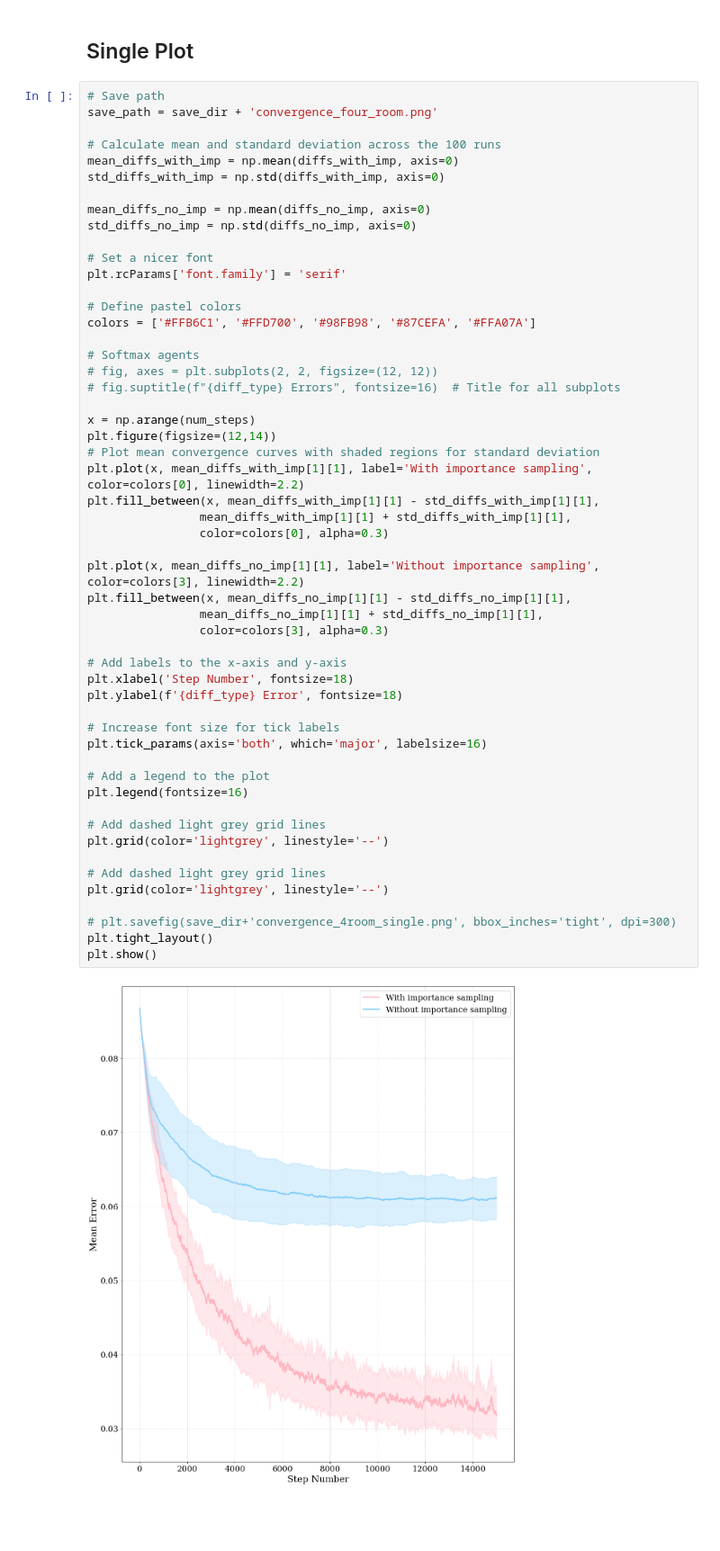
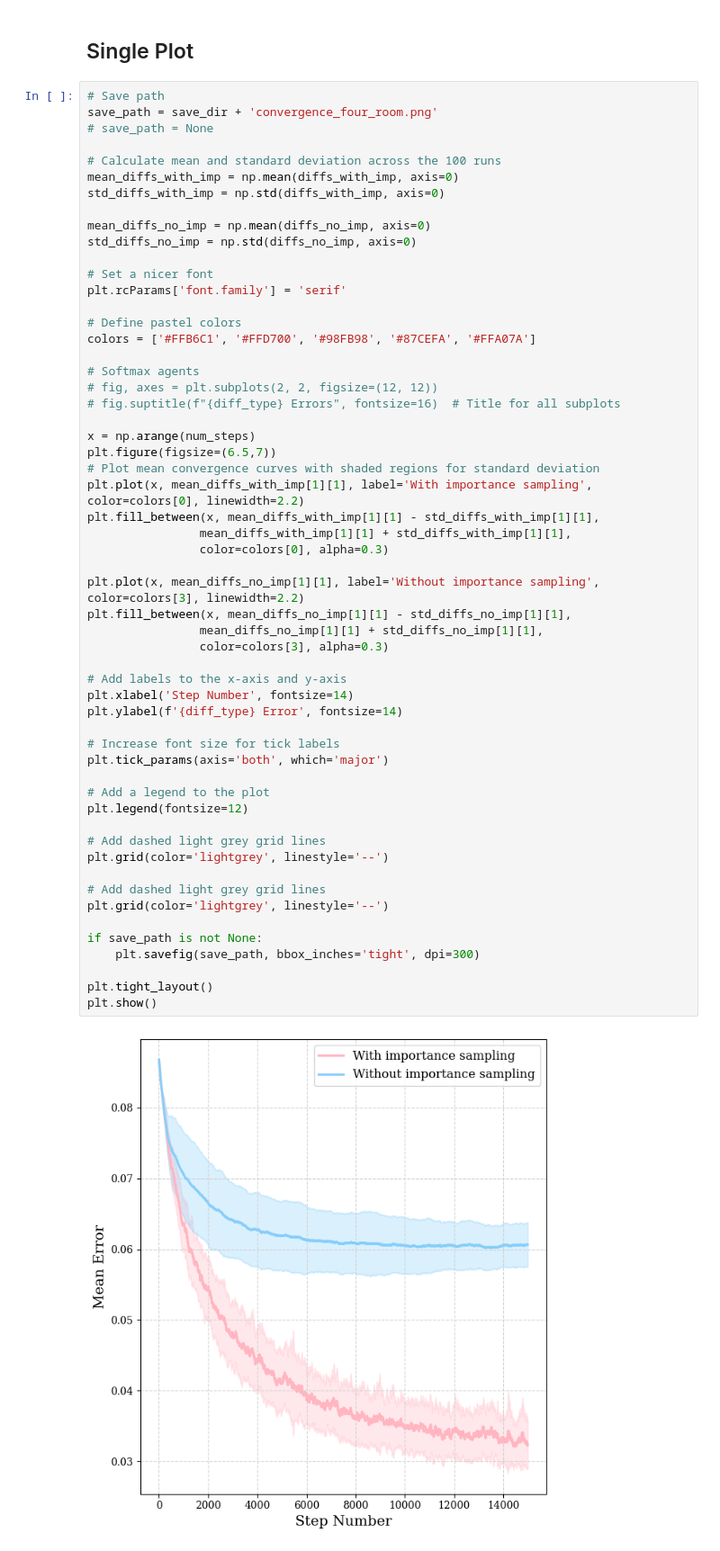
Before and after one commit to ArminBaz/SR-IS, a Jupyter notebook: src/convergence.ipynb, the cells around one changed output. Shown at 90% size. Cells and saved outputs as stored; diff of their text form; blank space fills up the shorter version.

Commit message:
updated convergence figure

```diff
--- a/src/convergence.ipynb
+++ b/src/convergence.ipynb
@@ -382,6 +382,7 @@ plt.show()
 # %%
 # Save path
 save_path = save_dir + 'convergence_four_room.png'
+# save_path = None
 
 # Calculate mean and standard deviation across the 100 runs
 mean_diffs_with_imp = np.mean(diffs_with_imp, axis=0)
@@ -400,37 +401,39 @@ colors = ['#FFB6C1', '#FFD700', '#98FB98', '#87CEFA', '#FFA07A']
 # fig, axes = plt.subplots(2, 2, figsize=(12, 12))
 # fig.suptitle(f"{diff_type} Errors", fontsize=16)  # Title for all subplots
 
 x = np.arange(num_steps)
-plt.figure(figsize=(12,14))
+plt.figure(figsize=(6.5,7))
 # Plot mean convergence curves with shaded regions for standard deviation
 plt.plot(x, mean_diffs_with_imp[1][1], label='With importance sampling', color=colors[0], linewidth=2.2)
 plt.fill_between(x, mean_diffs_with_imp[1][1] - std_diffs_with_imp[1][1],
                 mean_diffs_with_imp[1][1] + std_diffs_with_imp[1][1],
                 color=colors[0], alpha=0.3)
 
 plt.plot(x, mean_diffs_no_imp[1][1], label='Without importance sampling', color=colors[3], linewidth=2.2)
 plt.fill_between(x, mean_diffs_no_imp[1][1] - std_diffs_no_imp[1][1],
                 mean_diffs_no_imp[1][1] + std_diffs_no_imp[1][1],
                 color=colors[3], alpha=0.3)
 
 # Add labels to the x-axis and y-axis
-plt.xlabel('Step Number', fontsize=18)
-plt.ylabel(f'{diff_type} Error', fontsize=18)
+plt.xlabel('Step Number', fontsize=14)
+plt.ylabel(f'{diff_type} Error', fontsize=14)
 
 # Increase font size for tick labels
-plt.tick_params(axis='both', which='major', labelsize=16)
+plt.tick_params(axis='both', which='major')
 
 # Add a legend to the plot
-plt.legend(fontsize=16)
+plt.legend(fontsize=12)
 
 # Add dashed light grey grid lines
 plt.grid(color='lightgrey', linestyle='--')
 
 # Add dashed light grey grid lines
 plt.grid(color='lightgrey', linestyle='--')
 
-# plt.savefig(save_dir+'convergence_4room_single.png', bbox_inches='tight', dpi=300)
+if save_path is not None:
+    plt.savefig(save_path, bbox_inches='tight', dpi=300)
+
 plt.tight_layout()
 plt.show()
 # %% [output]
-[figure, old version]
+[figure, new version]
```
